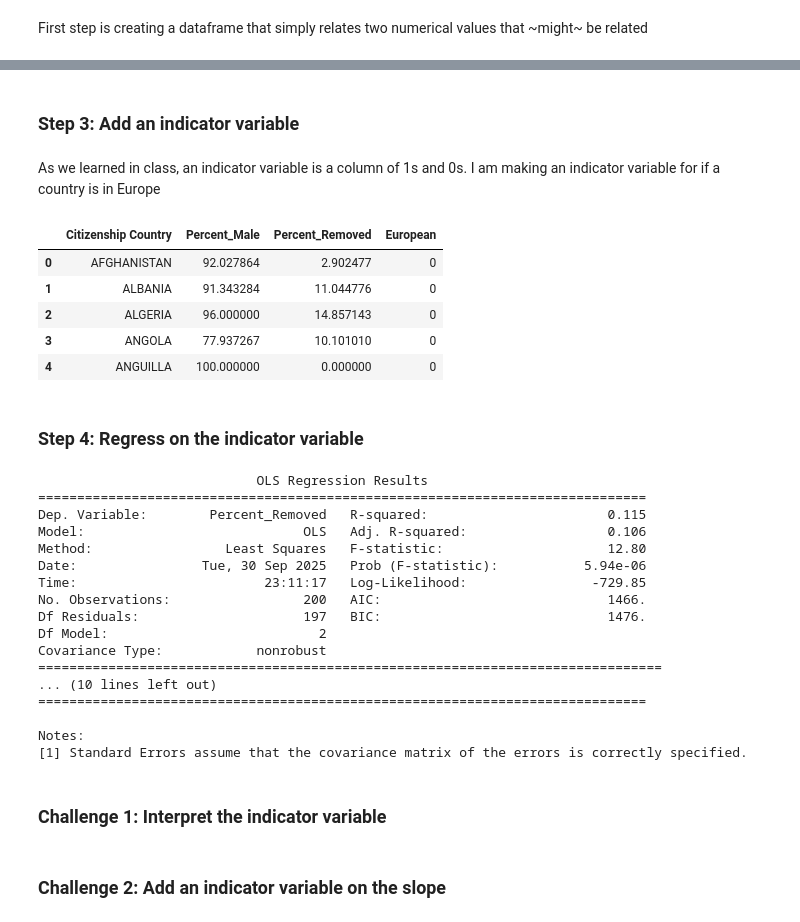
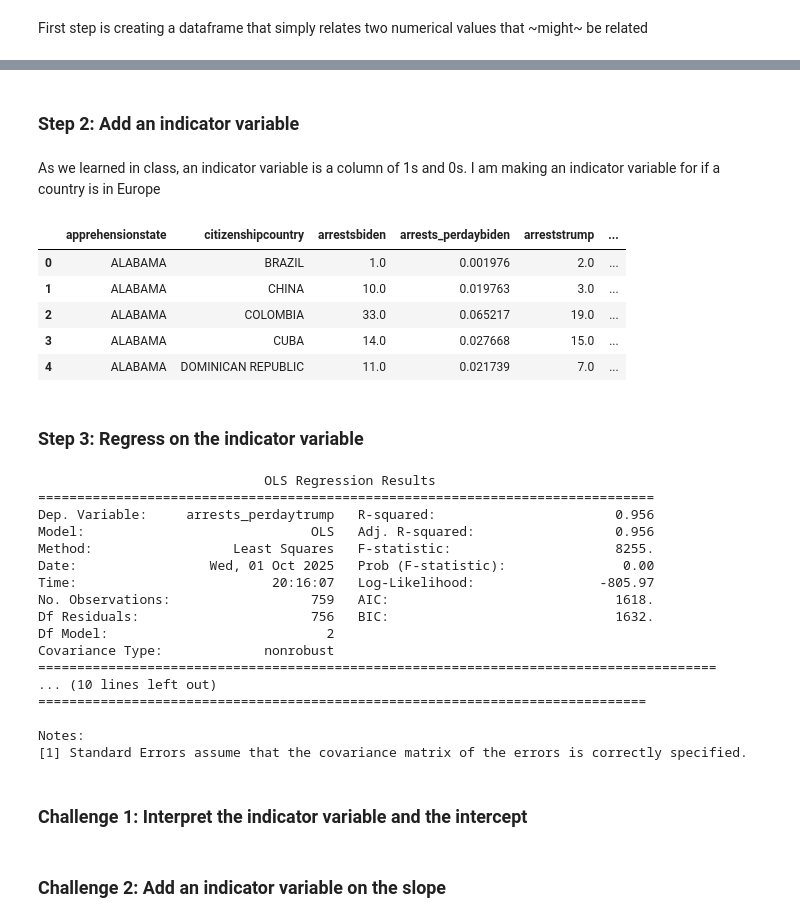
Before and after one commit to ds-modules/DEVP209, a Jupyter notebook: Section5/section5.ipynb, the cells around one changed output, grey strips where cells are left out. Saved outputs shown, nothing was run; the diff lists cells and outputs as text; code cells hidden in the pictures.

```diff
--- a/Section5/section5.ipynb
+++ b/Section5/section5.ipynb
@@ -128,0 +157,3 @@ First, for each country, I am finding the percentage of the population that is m
+# %%
+arrests_state_country = pd.read_csv('ArrestsStateCountry.csv', sep='\t')
+arrests_state_country.head()
@@ -181,22 +182,22 @@ plt.show()
 # %% [markdown]
-### Step 3: Add an indicator variable
+### Step 2: Add an indicator variable
 # %% [markdown]
 As we learned in class, an indicator variable is a column of 1s and 0s. I am making an indicator variable for if a country is in Europe
 # %%
 # I Googled these
 european_countries = ['GERMANY', 'FRANCE', 'ITALY', 'SPAIN', 'PORTUGAL', 'POLAND', 'NETHERLANDS',
                       'BELGIUM', 'SWEDEN', 'NORWAY', 'DENMARK', 'FINLAND', 'ICELAND', 'IRELAND',
                       'GREECE', 'AUSTRIA', 'SWITZERLAND', 'HUNGARY', 'CZECH REPUBLIC', 'SLOVAKIA',
                       'SLOVENIA', 'CROATIA', 'SERBIA', 'ROMANIA', 'BULGARIA', 'ESTONIA', 'LATVIA', 'LITHUANIA', 'UKRAINE', 'RUSSIA', 'TURKEY']
 
-country_stats['European'] = (country_stats['Citizenship Country'].isin(european_countries)).astype(int)
-country_stats.head()
+arrests_state_country['European'] = (arrests_state_country['citizenshipcountry'].isin(european_countries)).astype(int)
+arrests_state_country.head()
 # %% [output]
-|  | Citizenship Country | Percent_Male | Percent_Removed | European |
-| 0 | AFGHANISTAN | 92.027864 | 2.902477 | 0 |
-| 1 | ALBANIA | 91.343284 | 11.044776 | 0 |
-| 2 | ALGERIA | 96.000000 | 14.857143 | 0 |
-| 3 | ANGOLA | 77.937267 | 10.101010 | 0 |
-| 4 | ANGUILLA | 100.000000 | 0.000000 | 0 |
+|  | apprehensionstate | citizenshipcountry | arrestsbiden | arrests_perdaybiden | arreststrump | ... |
+| 0 | ALABAMA | BRAZIL | 1.0 | 0.001976 | 2.0 | ... |
+| 1 | ALABAMA | CHINA | 10.0 | 0.019763 | 3.0 | ... |
+| 2 | ALABAMA | COLOMBIA | 33.0 | 0.065217 | 19.0 | ... |
+| 3 | ALABAMA | CUBA | 14.0 | 0.027668 | 15.0 | ... |
+| 4 | ALABAMA | DOMINICAN REPUBLIC | 11.0 | 0.021739 | 7.0 | ... |
 # %% [markdown]
-### Step 4: Regress on the indicator variable
+### Step 3: Regress on the indicator variable
@@ -203,30 +206,30 @@ country_stats.head()
 # %%
-# Define regression: Percent_Removed ~ Percent_Male + European
-X = country_stats[["Percent_Male", "European"]]
-X = sm.add_constant(X)
-y = country_stats["Percent_Removed"]
+# Define regression: arrests_perdaytrump ~ arrests_perdaybiden + European
+X = arrests_state_country[["arrests_perdaybiden", "European"]]
+X = sm.add_constant(X) # This is the same as adding a column of all 1s to the country_stats dataframe called 'intercept' and including that in the above selected columns
+y = arrests_state_country['arrests_perdaytrump']
 
 model = sm.OLS(y, X).fit()
 print(model.summary())
 # %% [output]
-                            OLS Regression Results
-==============================================================================
-Dep. Variable:        Percent_Removed   R-squared:                       0.115
-Model:                            OLS   Adj. R-squared:                  0.106
-Method:                 Least Squares   F-statistic:                     12.80
-Date:                Tue, 30 Sep 2025   Prob (F-statistic):           5.94e-06
-Time:                        23:11:17   Log-Likelihood:                -729.85
-No. Observations:                 200   AIC:                             1466.
-Df Residuals:                     197   BIC:                             1476.
-Df Model:                           2
-Covariance Type:            nonrobust
-================================================================================
+                             OLS Regression Results
+===============================================================================
+Dep. Variable:     arrests_perdaytrump   R-squared:                       0.956
+Model:                             OLS   Adj. R-squared:                  0.956
+Method:                  Least Squares   F-statistic:                     8255.
+Date:                 Wed, 01 Oct 2025   Prob (F-statistic):               0.00
+Time:                         20:16:07   Log-Likelihood:                -805.97
+No. Observations:                  759   AIC:                             1618.
+Df Residuals:                      756   BIC:                             1632.
+Df Model:                            2
+Covariance Type:             nonrobust
+=======================================================================================
 ... (10 lines left out)
 ==============================================================================
 
 Notes:
 [1] Standard Errors assume that the covariance matrix of the errors is correctly specified.
 # %% [markdown]
-### Challenge 1: Interpret the indicator variable
+### Challenge 1: Interpret the indicator variable and the intercept
 # %% [markdown]
 ### Challenge 2: Add an indicator variable on the slope
```
Also changed, not shown: parts of 24 cells of this notebook, 3 other files.
